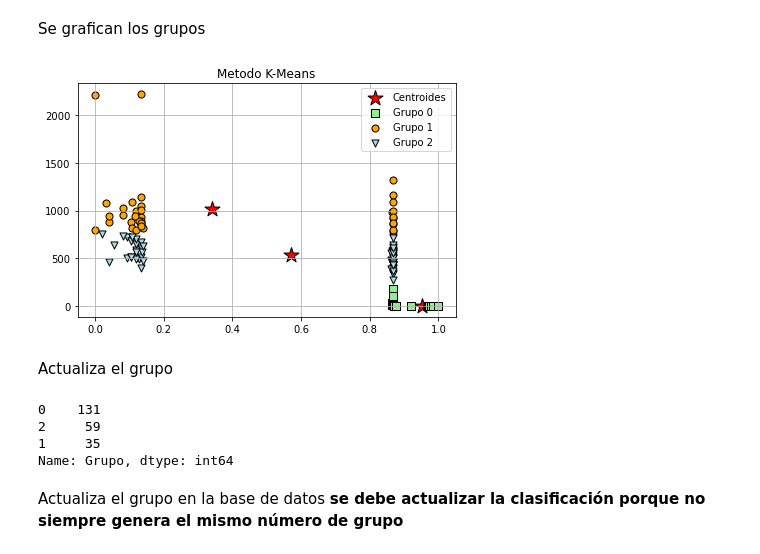
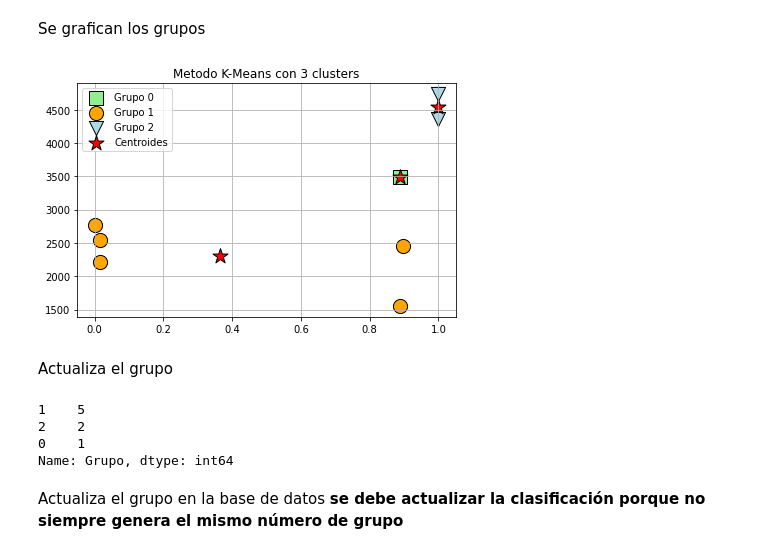
Before and after one commit to jcjimenezb123/PFM_PronosticoDemanda, a Jupyter notebook: KMeansVentasSegmento.ipynb, the cells around one changed output. Drawn from its saved outputs; the diff is of its cells as text; code cells hidden in the pictures.

```diff
--- a/KMeansVentasSegmento.ipynb
+++ b/KMeansVentasSegmento.ipynb
@@ -45,6 +45,11 @@ df.head(5)
 | 2 | 142684 | 22.0 | 27.0 | 728 |
 | 3 | 153930 | 22.0 | 27.0 | 880 |
 | 4 | 154187 | 22.0 | 27.0 | 814 |
+# %%
+lst1=[908839,154201,166340,908834,823456,166338,823454,831878]
+lst2=[4359,2769,2547,4736,3489,2207,1551,2461]
+df = pd.DataFrame(list(zip(lst1, lst2)),
+               columns =['ART', 'VTA'])
 # %% [markdown]
 Se normaliza la clave del articulo para que no influya en la creacion de los grupos
 # %%
@@ -80,7 +91,7 @@ plt.tight_layout()
 Se aplica el metodo del codo para identificar el numero de grupos que se requieren
 # %%
 distorcions=[]
-for i in range(1,11):
+for i in range(1,6):
     km=KMeans(n_clusters=i,
              init='k-means++',
              n_init=10,
@@ -112,37 +126,37 @@ y_km=km.fit_predict(X)
 # %% [markdown]
 Se grafican los grupos
 # %%
+plt.scatter(X[y_km==0,0],
+           X[y_km==0,1],
+           s=200,marker='s',
+           c='lightgreen',edgecolor='black',
+           label='Grupo 0')
+
+plt.scatter(X[y_km==1,0],
+           X[y_km==1,1],
+           s=200,marker='o',
+           c='orange',edgecolor='black',
+           label='Grupo 1')
+
+plt.scatter(X[y_km==2,0],
+           X[y_km==2,1],
+           s=200,marker='v',
+           c='lightblue',edgecolor='black',
+           label='Grupo 2')
+
 plt.scatter(km.cluster_centers_[:,0],
            km.cluster_centers_[:,1],
            s=250,marker='*',
            c='red',edgecolor='black',
            label='Centroides')
 
-plt.scatter(X[y_km==0,0],
-           X[y_km==0,1],
-           s=50,marker='s',
-           c='lightgreen',edgecolor='black',
-           label='Grupo 0')
-
-plt.scatter(X[y_km==1,0],
-           X[y_km==1,1],
-           s=50,marker='o',
-           c='orange',edgecolor='black',
-           label='Grupo 1')
-
-plt.scatter(X[y_km==2,0],
-           X[y_km==2,1],
-           s=50,marker='v',
-           c='lightblue',edgecolor='black',
-           label='Grupo 2')
-
 plt.legend(scatterpoints=1)
-plt.title('Metodo K-Means')
+plt.title('Metodo K-Means con 3 clusters')
 plt.grid()
 plt.tight_layout()
 plt.show()
 # %% [output]
-[figure, old version]
+[figure, new version]
 # %% [markdown]
 Actualiza el grupo
 # %%
@@ -150,9 +164,9 @@ df['Grupo'] = pd.DataFrame(y_km)
 # %%
 df['Grupo'].value_counts()
 # %% [output]
-0    131
-2     59
-1     35
+1    5
+2    2
+0    1
 Name: Grupo, dtype: int64
 # %% [markdown]
 Actualiza el grupo en la base de datos **se debe actualizar la clasificación porque no siempre genera el mismo número de grupo**
```
Also changed, not shown: parts of 6 cells of this notebook.
